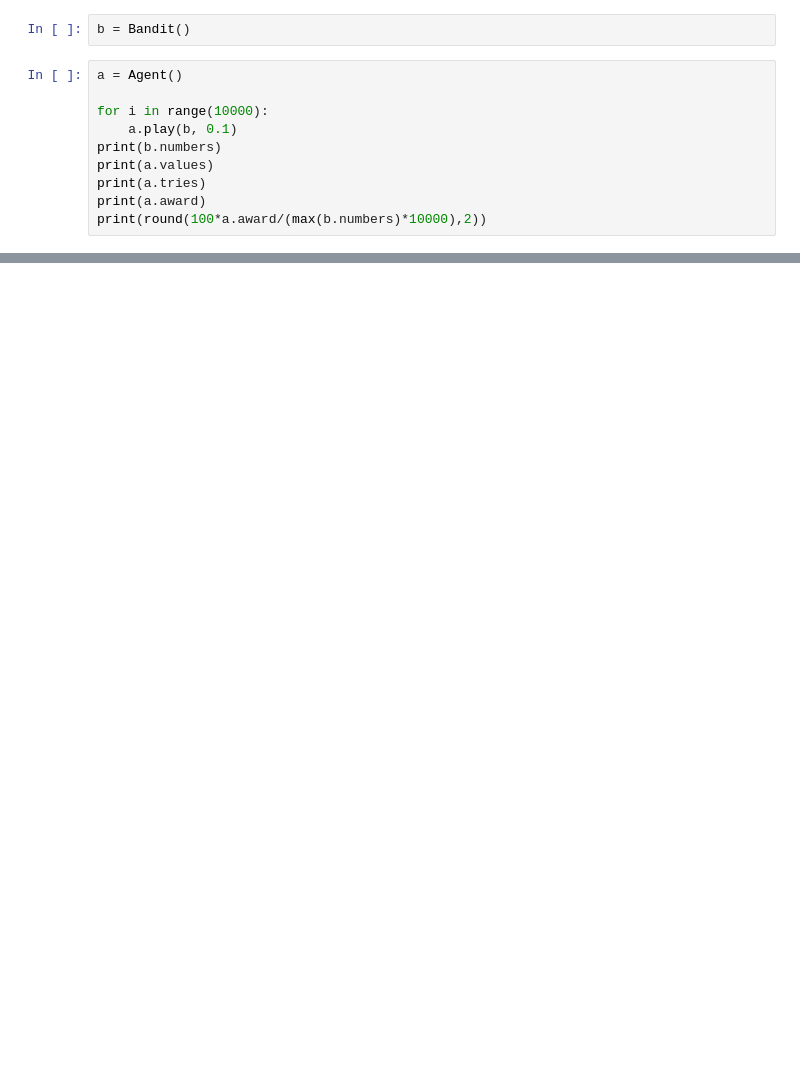
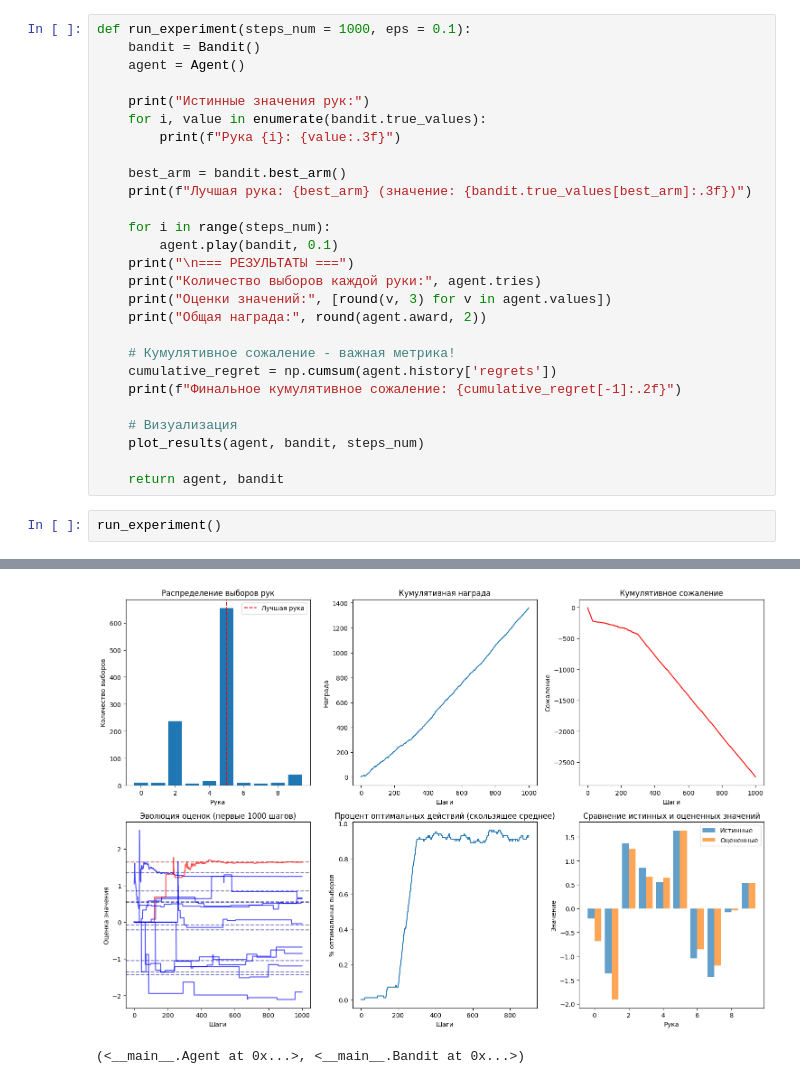
Before and after one commit to artemchurilov/MultiArmedBanditTask, a Jupyter notebook: eps_greedy.ipynb, the cells around one changed output, grey strips where cells are left out. Cells and saved outputs as stored; diff of their text form; blank space fills up the shorter version.

Commit message:
add some graphics

```diff
--- a/eps_greedy.ipynb
+++ b/eps_greedy.ipynb
@@ -34,13 +161,30 @@ class Agent:
 # %%
-b = Bandit()
+def run_experiment(steps_num = 1000, eps = 0.1):
+    bandit = Bandit()
+    agent = Agent()
+
+    print("Истинные значения рук:")
+    for i, value in enumerate(bandit.true_values):
+        print(f"Рука {i}: {value:.3f}")
+
+    best_arm = bandit.best_arm()
+    print(f"Лучшая рука: {best_arm} (значение: {bandit.true_values[best_arm]:.3f})")
+
+    for i in range(steps_num):
+        agent.play(bandit, 0.1)
+    print("\n=== РЕЗУЛЬТАТЫ ===")
+    print("Количество выборов каждой руки:", agent.tries)
+    print("Оценки значений:", [round(v, 3) for v in agent.values])
+    print("Общая награда:", round(agent.award, 2))
+
+    # Кумулятивное сожаление - важная метрика!
+    cumulative_regret = np.cumsum(agent.history['regrets'])
+    print(f"Финальное кумулятивное сожаление: {cumulative_regret[-1]:.2f}")
+
+    # Визуализация
+    plot_results(agent, bandit, steps_num)
+
+    return agent, bandit
 # %%
-a = Agent()
-
-for i in range(10000):
-    a.play(b, 0.1)
-print(b.numbers)
-print(a.values)
-print(a.tries)
-print(a.award)
-print(round(100*a.award/(max(b.numbers)*10000),2))
+run_experiment()
 # %% [output]
@@ -51,0 +209,2 @@ print(round(100*a.award/(max(b.numbers)*10000),2))
+[figure, added]
+(<__main__.Agent at 0x...>, <__main__.Bandit at 0x...>)
```
Also changed, not shown: parts of 5 cells of this notebook.
